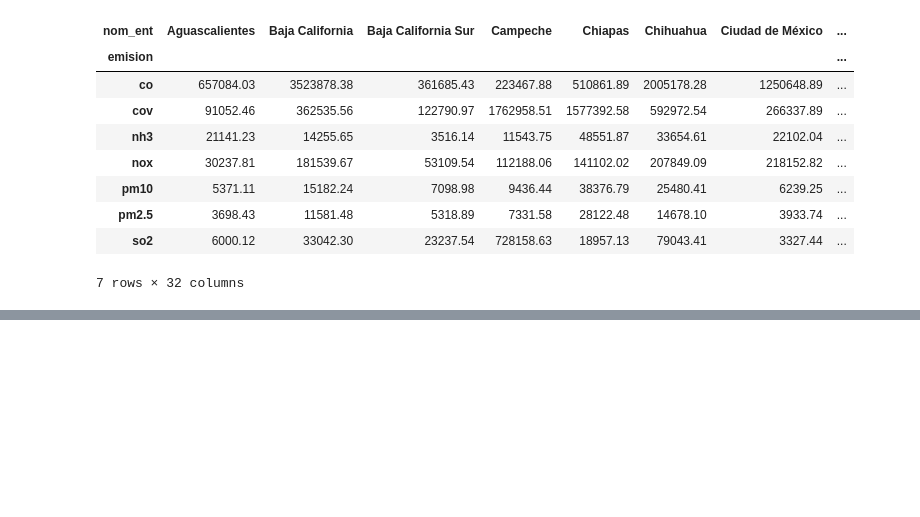
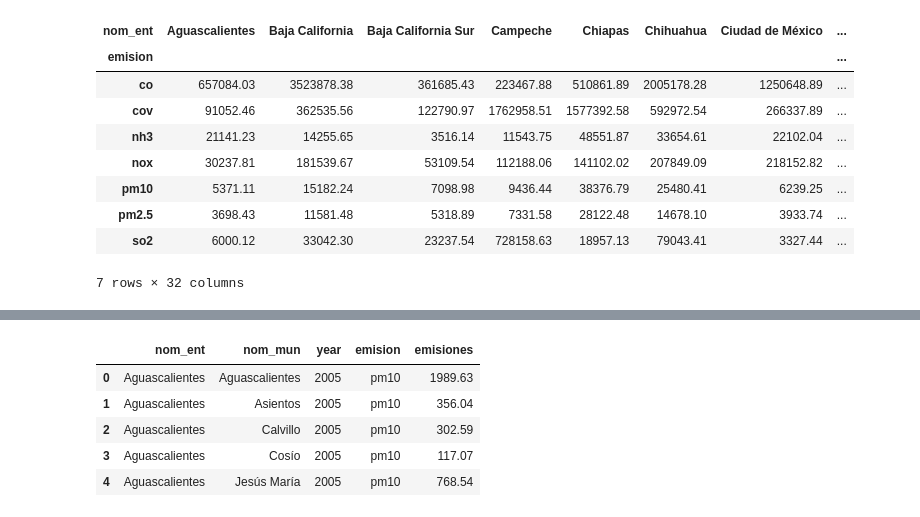
Before and after one commit to pcorner10/inventario_emisiones, a Jupyter notebook: INEM.ipynb, the cells around one changed output, grey strips where cells are left out. Saved outputs shown, nothing was run; the diff lists cells and outputs as text; code cells hidden in the pictures; blank space fills up the shorter version.

```diff
--- a/INEM.ipynb
+++ b/INEM.ipynb
@@ -297,0 +378,9 @@ g.tick_params(axis='x', rotation=90)
+# %%
+total_mun.head()
+# %% [output]
+|  | nom_ent | nom_mun | year | emision | emisiones |
+| 0 | Aguascalientes | Aguascalientes | 2005 | pm10 | 1989.63 |
+| 1 | Aguascalientes | Asientos | 2005 | pm10 | 356.04 |
+| 2 | Aguascalientes | Calvillo | 2005 | pm10 | 302.59 |
+| 3 | Aguascalientes | Cosío | 2005 | pm10 | 117.07 |
+| 4 | Aguascalientes | Jesús María | 2005 | pm10 | 768.54 |
```
Also changed, not shown: parts of 15 cells of this notebook.
